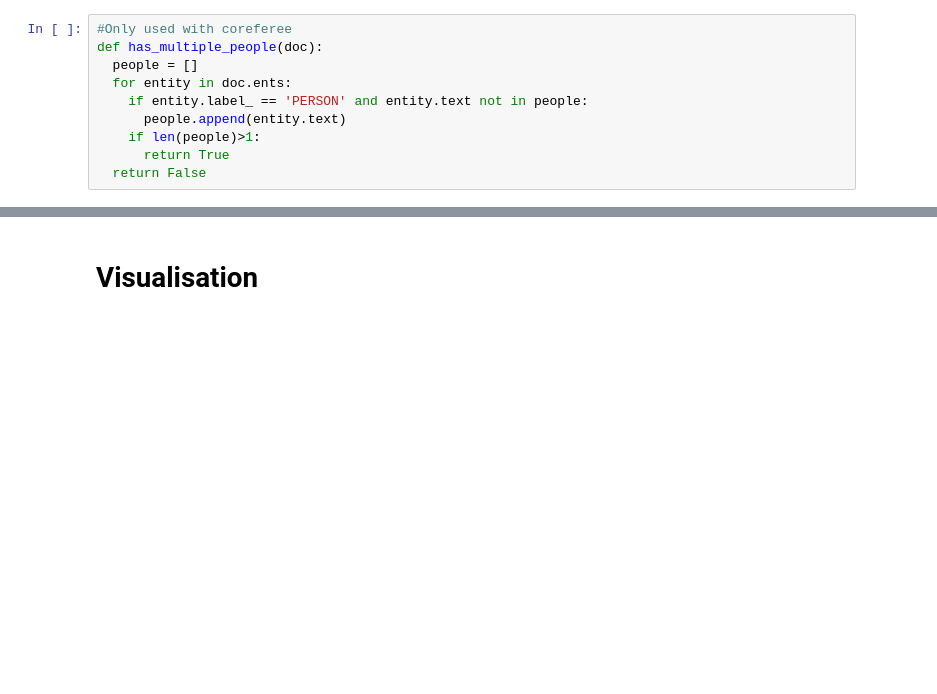
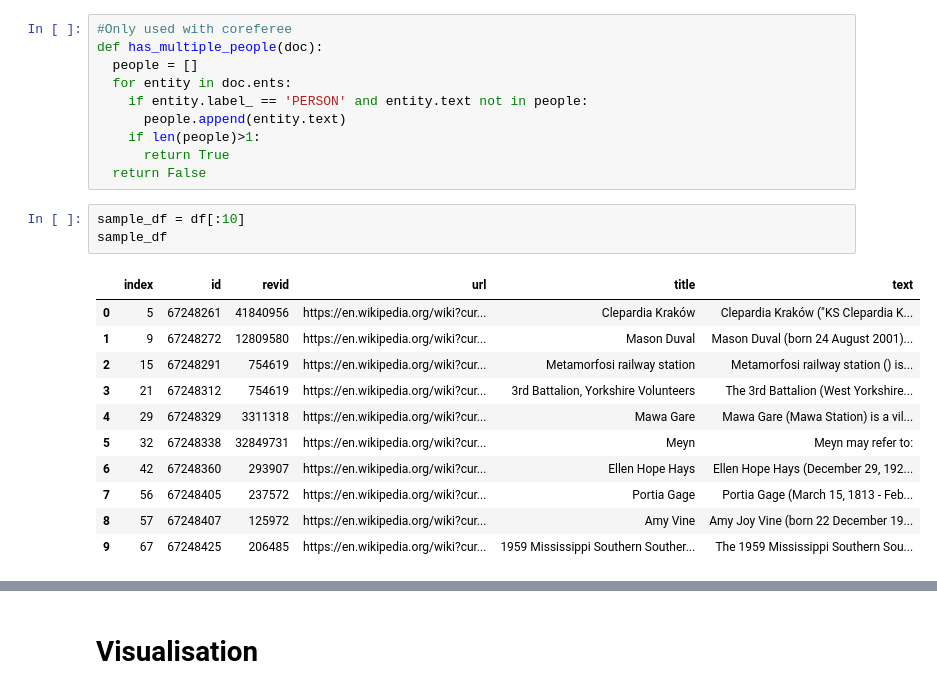
Before and after one commit to Theonimfi/Text-mining, a Jupyter notebook: coreference_preprocessing.ipynb, the cells around one changed output, grey strips where cells are left out. Cells and saved outputs as stored; diff of their text form; blank space fills up the shorter version.

```diff
--- a/coreference_preprocessing.ipynb
+++ b/coreference_preprocessing.ipynb
@@ -580,4 +580,19 @@ def has_multiple_people(doc):
     if len(people)>1:
       return True
   return False
+# %%
+sample_df = df[:10]
+sample_df
+# %% [output]
+|  | index | id | revid | url | title | text |
+| 0 | 5 | 67248261 | 41840956 | https://en.wikipedia.org/wiki?cur... | Clepardia Kraków | Clepardia Kraków ("KS Clepardia K... |
+| 1 | 9 | 67248272 | 12809580 | https://en.wikipedia.org/wiki?cur... | Mason Duval | Mason Duval (born 24 August 2001)... |
+| 2 | 15 | 67248291 | 754619 | https://en.wikipedia.org/wiki?cur... | Metamorfosi railway station | Metamorfosi railway station () is... |
+| 3 | 21 | 67248312 | 754619 | https://en.wikipedia.org/wiki?cur... | 3rd Battalion, Yorkshire Volunteers | The 3rd Battalion (West Yorkshire... |
+| 4 | 29 | 67248329 | 3311318 | https://en.wikipedia.org/wiki?cur... | Mawa Gare | Mawa Gare (Mawa Station) is a vil... |
+| 5 | 32 | 67248338 | 32849731 | https://en.wikipedia.org/wiki?cur... | Meyn | Meyn may refer to: |
+| 6 | 42 | 67248360 | 293907 | https://en.wikipedia.org/wiki?cur... | Ellen Hope Hays | Ellen Hope Hays (December 29, 192... |
+| 7 | 56 | 67248405 | 237572 | https://en.wikipedia.org/wiki?cur... | Portia Gage | Portia Gage (March 15, 1813 - Feb... |
+| 8 | 57 | 67248407 | 125972 | https://en.wikipedia.org/wiki?cur... | Amy Vine | Amy Joy Vine (born 22 December 19... |
+| 9 | 67 | 67248425 | 206485 | https://en.wikipedia.org/wiki?cur... | 1959 Mississippi Southern Souther... | The 1959 Mississippi Southern Sou... |
 # %%
```
Also changed, not shown: parts of 18 cells of this notebook.
